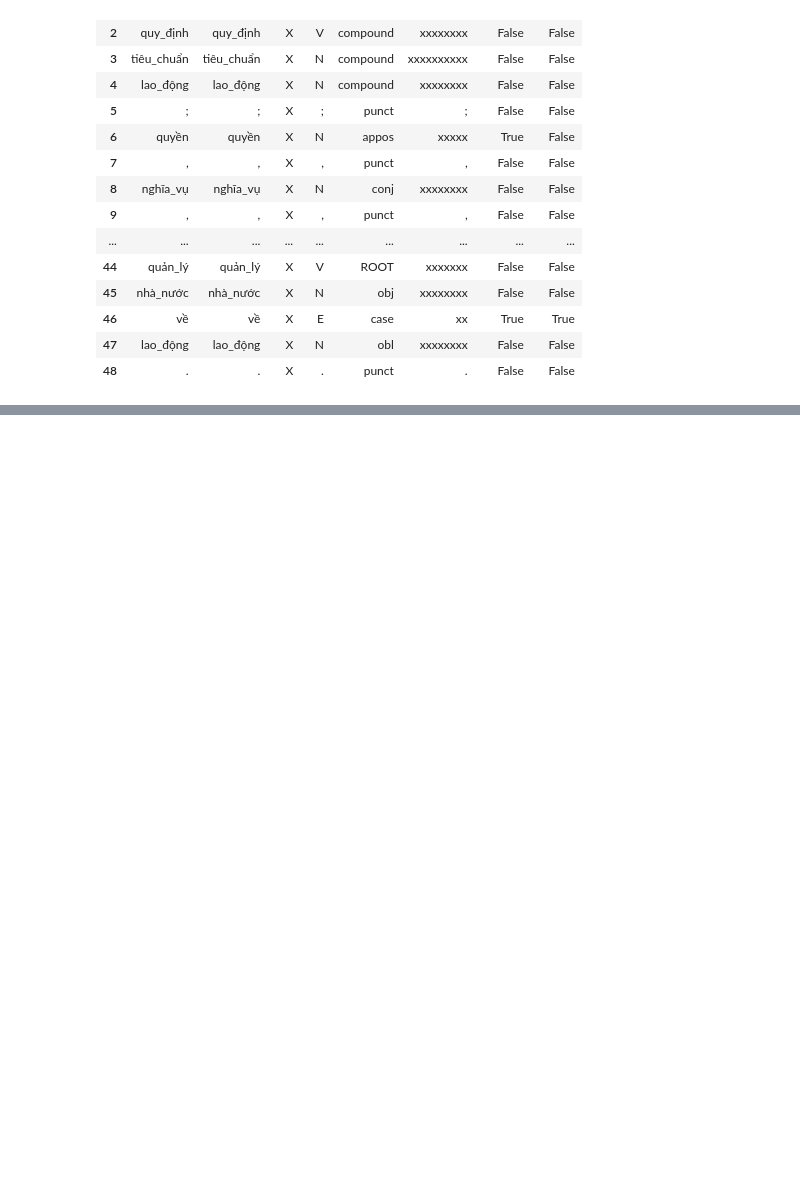
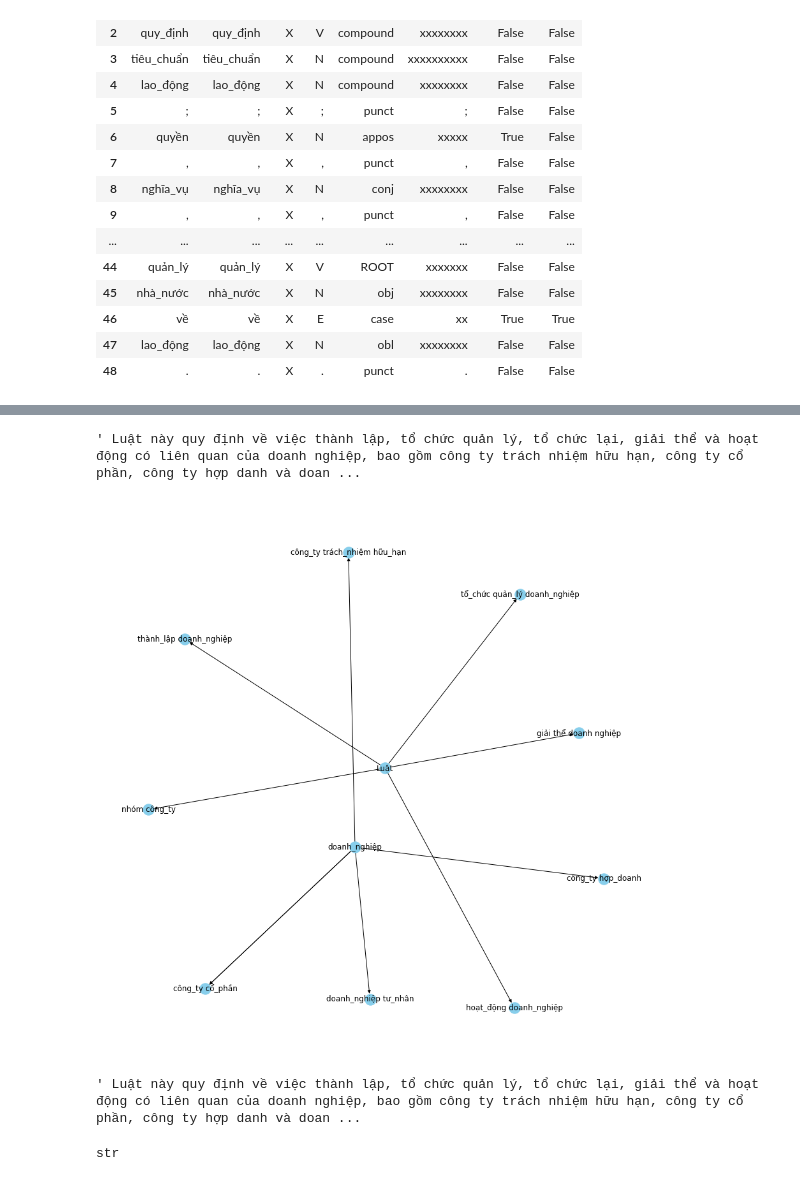
Before and after one commit to TranMyLinh-297/QA_Law_VN, a Jupyter notebook: Vietnamese_spacy.ipynb, the cells around one changed output, grey strips where cells are left out. Cells and saved outputs as stored; diff of their text form; code cells hidden in the pictures; blank space fills up the shorter version.

```diff
--- a/Vietnamese_spacy.ipynb
+++ b/Vietnamese_spacy.ipynb
@@ -69,0 +85,17 @@ spacy.displacy.render(doc, style="dep", jupyter=True, options=options)
+# %%
+ten=[]
+noidung=[]
+for i in range(len(contents)):
+    if contents[i][:5]== "Điều ":
+        ten.append(contents[i].replace("\n", ""))
+        try:
+            noidung.append(nd)
+        except:
+            nd= ''
+        nd= ''
+    else:
+        if nd == '':
+            nd =nd + ' ' + contents[i].replace("\n", "")
+        else:
+            nd =nd + contents[i].replace("\n", "")
+noidung.append(nd)
@@ -69,0 +165,38 @@ spacy.displacy.render(doc, style="dep", jupyter=True, options=options)
+# %%
+entity = [["Luật", "thành_lập doanh_nghiệp"], ["Luật", "tổ_chức quản_lý doanh_nghiệp"], ["Luật","giải thể doanh nghiệp"],
+          ["Luật", "hoạt_động doanh_nghiệp"], ["doanh_nghiệp", "công_ty trách_nhiệm hữu_hạn"], ["doanh_nghiệp", "công_ty cổ_phần"],
+          ["doanh_nghiệp", "công_ty cổ_phần"], ["doanh_nghiệp", "công_ty hợp_doanh"], ["doanh_nghiệp", "doanh_nghiệp tư_nhân"], ["Luật", "nhóm công_ty"]]
+relation = ["quy_định", "quy_định", "quy_định", "quy_định", "bao_gồm", "bao_gồm", "bao_gồm", "bao_gồm", "bao_gồm", "quy_định"]
+# %%
+# extract subject
+source = [i[0] for i in entity]
+
+# extract object
+target = [i[1] for i in entity]
+
+kg_df = pd.DataFrame({'source':source, 'target':target, 'edge':relation})
+# %%
+import networkx as nx
+G=nx.from_pandas_edgelist(kg_df, "source", "target",
+                          edge_attr=True, create_using=nx.MultiDiGraph())
+# %%
+noidung[0]
+# %% [output]
+' Luật này quy định về việc thành lập, tổ chức quản lý, tổ chức lại, giải thể và hoạt động có liên quan của doanh nghiệp, bao gồm công ty trách nhiệm hữu hạn, công ty cổ phần, công ty hợp danh và doan ...
+# %%
+import matplotlib.pyplot as plt
+plt.figure(figsize=(12,12))
+
+pos = nx.spring_layout(G)
+nx.draw(G, with_labels=True, node_color='skyblue', edge_cmap=plt.cm.Blues, pos = pos)
+plt.show()
+# %% [output]
+[figure, added]
+# %%
+noidung[0]
+# %% [output]
+' Luật này quy định về việc thành lập, tổ chức quản lý, tổ chức lại, giải thể và hoạt động có liên quan của doanh nghiệp, bao gồm công ty trách nhiệm hữu hạn, công ty cổ phần, công ty hợp danh và doan ...
+# %%
+type(df["tag"][0])
+# %% [output]
+str
```
Also changed, not shown: parts of 11 cells of this notebook.
